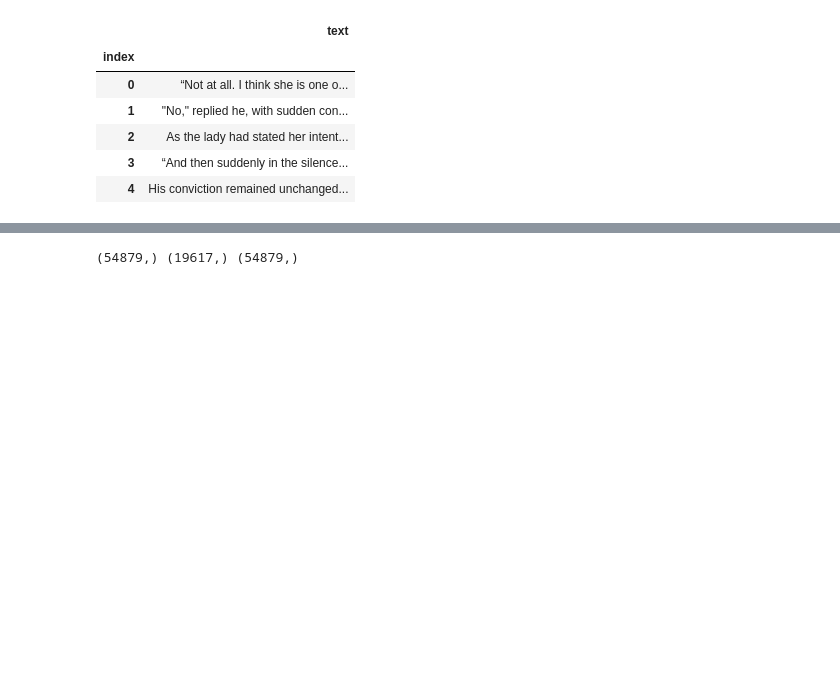
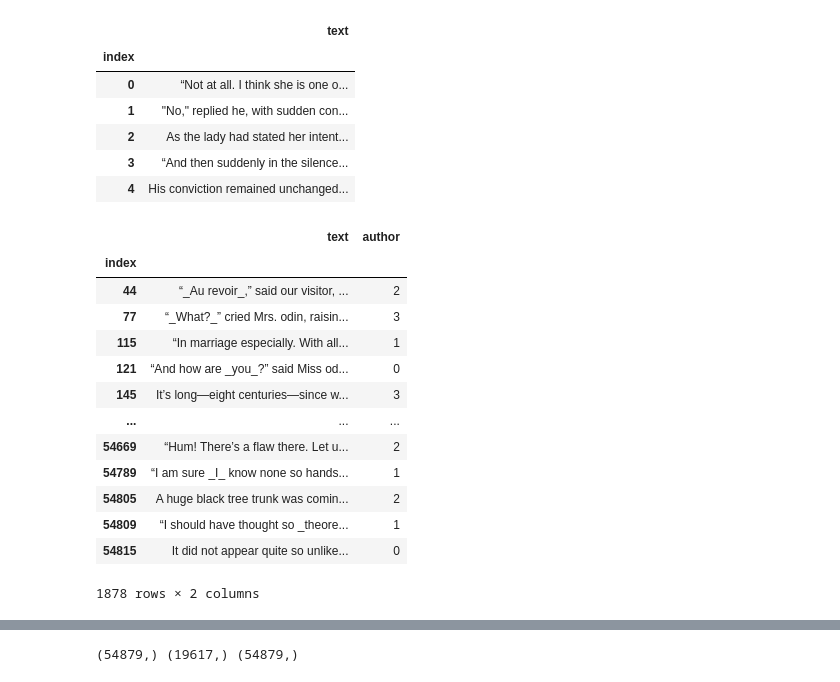
Before and after one commit to cksgnlcjswo/dku_dacon, a Jupyter notebook: 기말대회/cnn-emb .ipynb, the cells around one changed output, grey strips where cells are left out. Saved outputs shown, nothing was run; the diff lists cells and outputs as text; code cells hidden in the pictures; blank space fills up the shorter version.

```diff
--- a/기말대회/cnn-emb .ipynb
+++ b/기말대회/cnn-emb .ipynb
@@ -88,6 +88,23 @@ test.head()
 | 2 | As the lady had stated her intent... |
 | 3 | “And then suddenly in the silence... |
 | 4 | His conviction remained unchanged... |
+# %%
+train[train['text'].str.contains("_")]
+# %% [output]
+|  | text | author |
+| index |  |  |
+| 44 | “_Au revoir_,” said our visitor, ... | 2 |
+| 77 | “_What?_” cried Mrs. odin, raisin... | 3 |
+| 115 | “In marriage especially. With all... | 1 |
+| 121 | “And how are _you_?” said Miss od... | 0 |
+| 145 | It’s long—eight centuries—since w... | 3 |
+| ... | ... | ... |
+| 54669 | “Hum! There’s a flaw there. Let u... | 2 |
+| 54789 | “I am sure _I_ know none so hands... | 1 |
+| 54805 | A huge black tree trunk was comin... | 2 |
+| 54809 | “I should have thought so _theore... | 1 |
+| 54815 | It did not appear quite so unlike... | 0 |
+1878 rows × 2 columns
 # %%
 train['text'] = train['text'].str.replace('\?',' quesmark ')
 train['text'] = train['text'].str.replace('\!',' exclmark ')
```
Also changed, not shown: parts of 7 cells of this notebook.
